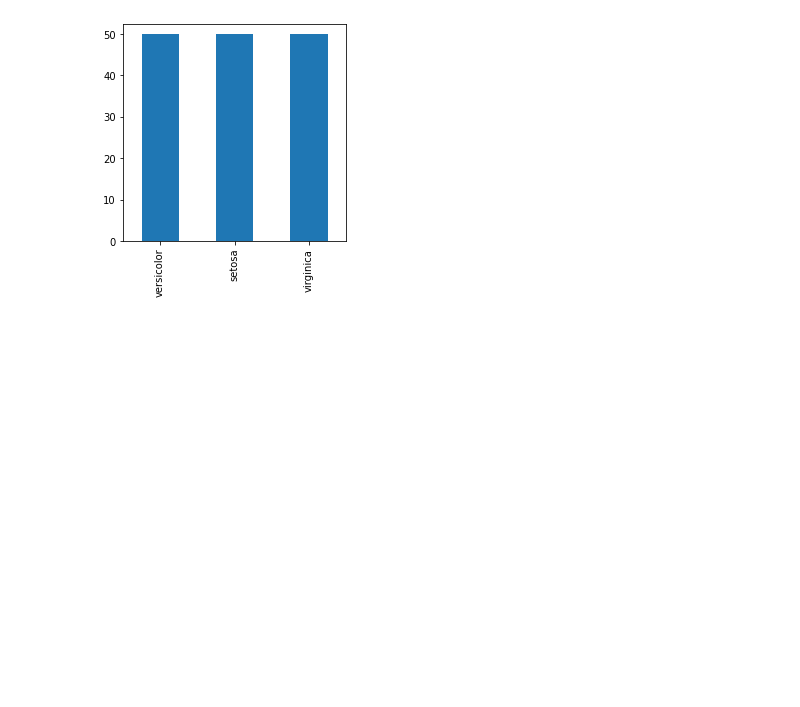
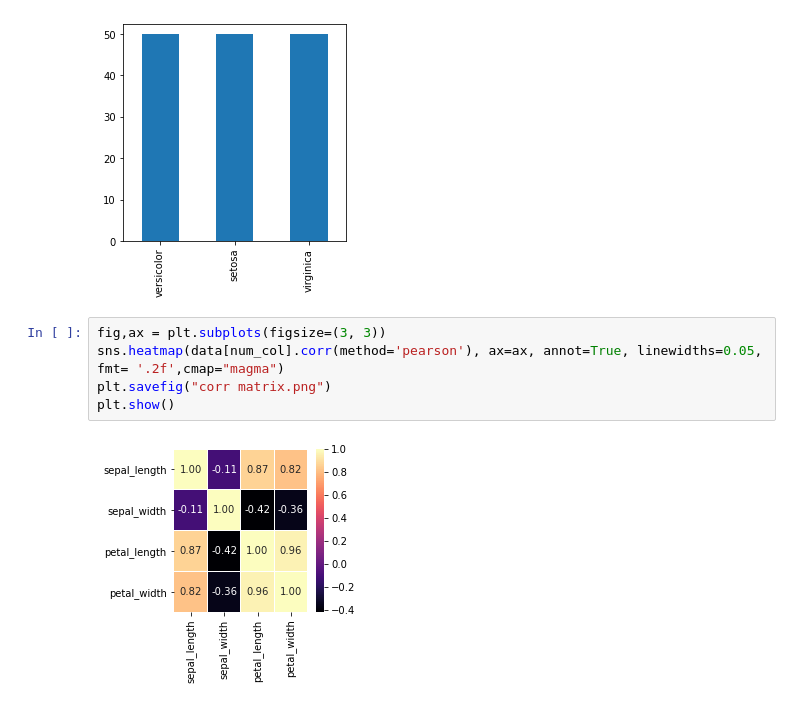
Before and after one commit to ammeter1/Classification_Iris, a Jupyter notebook: main.ipynb, the cells around one changed output. Drawn from its saved outputs; the diff is of its cells as text; blank space fills up the shorter version.

```diff
--- a/main.ipynb
+++ b/main.ipynb
@@ -97,3 +97,10 @@ data['species'].value_counts().plot(kind='bar')
 plt.show()
 # %% [output]
 [figure]
+# %%
+fig,ax = plt.subplots(figsize=(3, 3))
+sns.heatmap(data[num_col].corr(method='pearson'), ax=ax, annot=True, linewidths=0.05, fmt= '.2f',cmap="magma")
+plt.savefig("corr matrix.png")
+plt.show()
+# %% [output]
+[figure, added]
```
Also changed, not shown: parts of 2 cells of this notebook, 1 other file.
